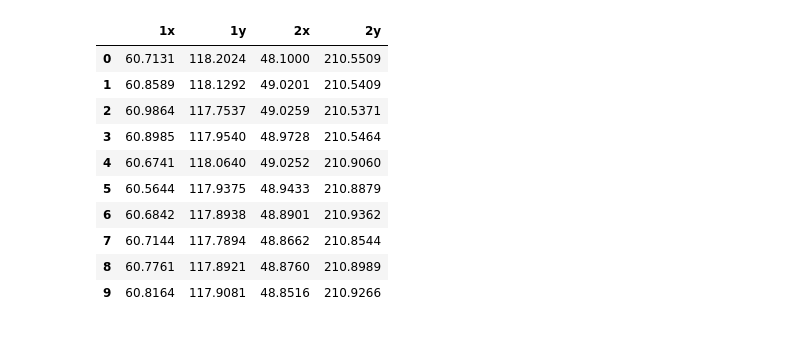
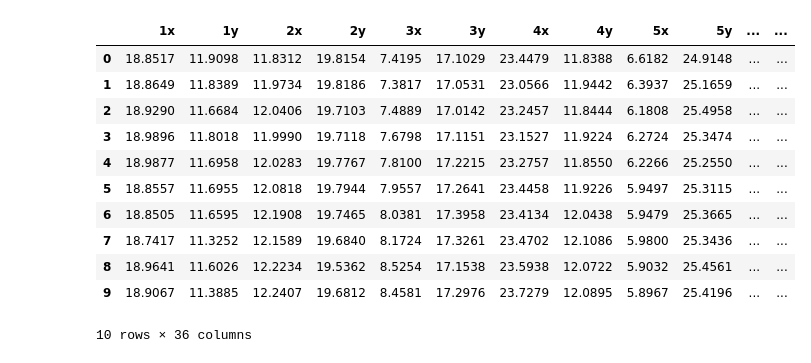
Before and after one commit to Eighonet/Active-matter-studies, a Jupyter notebook: Analysis/Main.ipynb, the cells around one changed output. Drawn from its saved outputs; the diff is of its cells as text; code cells hidden in the pictures.

```diff
--- a/Analysis/Main.ipynb
+++ b/Analysis/Main.ipynb
@@ -1,43 +1,50 @@
 # %%
 # Basic information
 
-HEIGHT, WIDTH = 640, 360
+import copy
+
+HEIGHT, WIDTH = 512, 512
 FPS = 30
-MILLIMETERS_IN_PIXEL = 0.5
-FILE = 'data.csv'
+RADIUS = 15
+SPACE = 450
+MILLIMETERS_IN_PIXEL = 2 * RADIUS / SPACE
+FILE = 'tables/13.csv'
+DELTA = 5
 # %%
 # Processing
 
 import pandas as pd
 data = pd.read_csv(FILE)
 data.head(10)
 data.drop('scorer', axis=1, inplace=True)
 data.drop([0, 1], inplace=True)
 data.reset_index(inplace=True, drop=True)
 
-for i in range(2, len(data.columns), 2):
-    data.drop(data.columns[i], axis=1, inplace=True)
+columns_total = copy.deepcopy(len(data.columns))
+for i in range(0, columns_total, 3):
+    data.drop(data.columns[columns_total - i - 1], axis = 1, inplace = True)
     i -= 1
 
 new_columns = []
 for i in range(0, len(data.columns) // 2):
     new_columns.append(str(i + 1) + 'x')
     new_columns.append(str(i + 1) + 'y')
 
 data.set_axis(new_columns, axis='columns', inplace = True)
 data = data.apply(pd.to_numeric)
 data *= MILLIMETERS_IN_PIXEL
 
 data.head(10).round(4)
 # %% [output]
-|  | 1x | 1y | 2x | 2y |
-| 0 | 60.7131 | 118.2024 | 48.1000 | 210.5509 |
-| 1 | 60.8589 | 118.1292 | 49.0201 | 210.5409 |
-| 2 | 60.9864 | 117.7537 | 49.0259 | 210.5371 |
-| 3 | 60.8985 | 117.9540 | 48.9728 | 210.5464 |
-| 4 | 60.6741 | 118.0640 | 49.0252 | 210.9060 |
-| 5 | 60.5644 | 117.9375 | 48.9433 | 210.8879 |
-| 6 | 60.6842 | 117.8938 | 48.8901 | 210.9362 |
-| 7 | 60.7144 | 117.7894 | 48.8662 | 210.8544 |
-| 8 | 60.7761 | 117.8921 | 48.8760 | 210.8989 |
-| 9 | 60.8164 | 117.9081 | 48.8516 | 210.9266 |
+|  | 1x | 1y | 2x | 2y | 3x | 3y | 4x | 4y | 5x | 5y | ... | ... |
+| 0 | 18.8517 | 11.9098 | 11.8312 | 19.8154 | 7.4195 | 17.1029 | 23.4479 | 11.8388 | 6.6182 | 24.9148 | ... | ... |
+| 1 | 18.8649 | 11.8389 | 11.9734 | 19.8186 | 7.3817 | 17.0531 | 23.0566 | 11.9442 | 6.3937 | 25.1659 | ... | ... |
+| 2 | 18.9290 | 11.6684 | 12.0406 | 19.7103 | 7.4889 | 17.0142 | 23.2457 | 11.8444 | 6.1808 | 25.4958 | ... | ... |
+| 3 | 18.9896 | 11.8018 | 11.9990 | 19.7118 | 7.6798 | 17.1151 | 23.1527 | 11.9224 | 6.2724 | 25.3474 | ... | ... |
+| 4 | 18.9877 | 11.6958 | 12.0283 | 19.7767 | 7.8100 | 17.2215 | 23.2757 | 11.8550 | 6.2266 | 25.2550 | ... | ... |
+| 5 | 18.8557 | 11.6955 | 12.0818 | 19.7944 | 7.9557 | 17.2641 | 23.4458 | 11.9226 | 5.9497 | 25.3115 | ... | ... |
+| 6 | 18.8505 | 11.6595 | 12.1908 | 19.7465 | 8.0381 | 17.3958 | 23.4134 | 12.0438 | 5.9479 | 25.3665 | ... | ... |
+| 7 | 18.7417 | 11.3252 | 12.1589 | 19.6840 | 8.1724 | 17.3261 | 23.4702 | 12.1086 | 5.9800 | 25.3436 | ... | ... |
+| 8 | 18.9641 | 11.6026 | 12.2234 | 19.5362 | 8.5254 | 17.1538 | 23.5938 | 12.0722 | 5.9032 | 25.4561 | ... | ... |
+| 9 | 18.9067 | 11.3885 | 12.2407 | 19.6812 | 8.4581 | 17.2976 | 23.7279 | 12.0895 | 5.8967 | 25.4196 | ... | ... |
+10 rows × 36 columns
```
Also changed, not shown: parts of 8 cells of this notebook, 23 other files.
